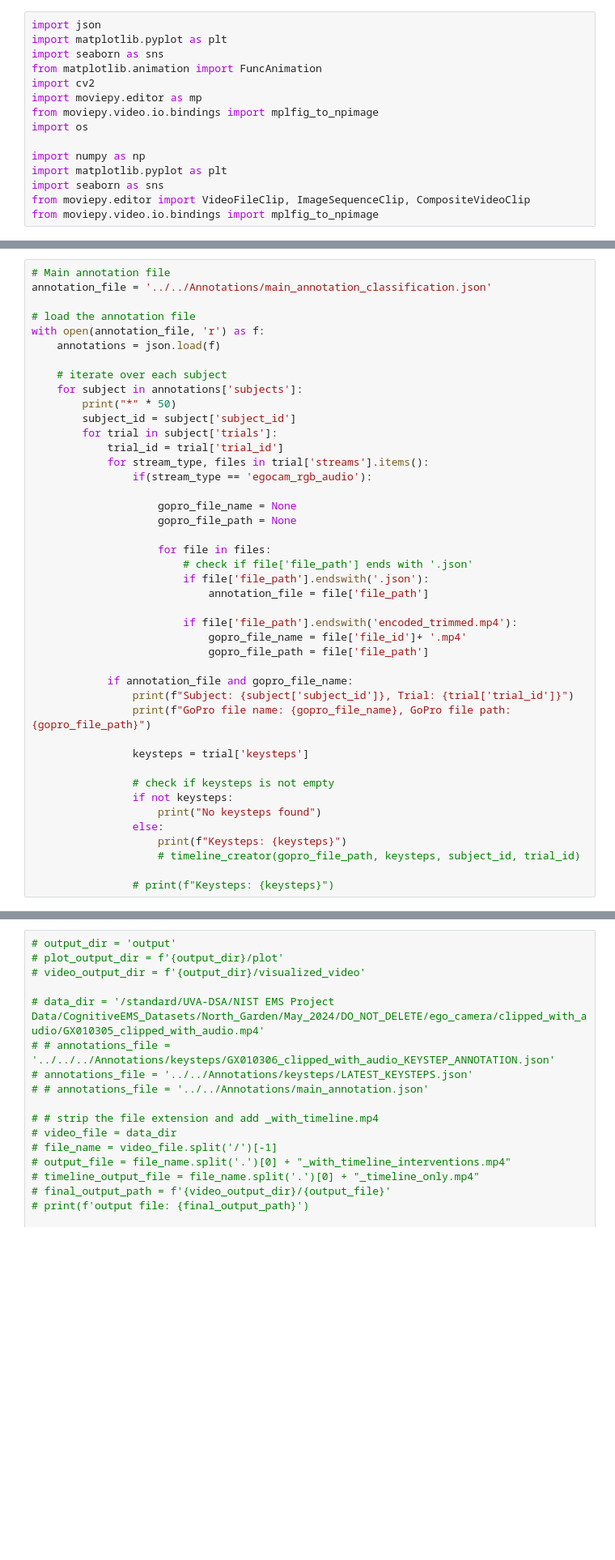
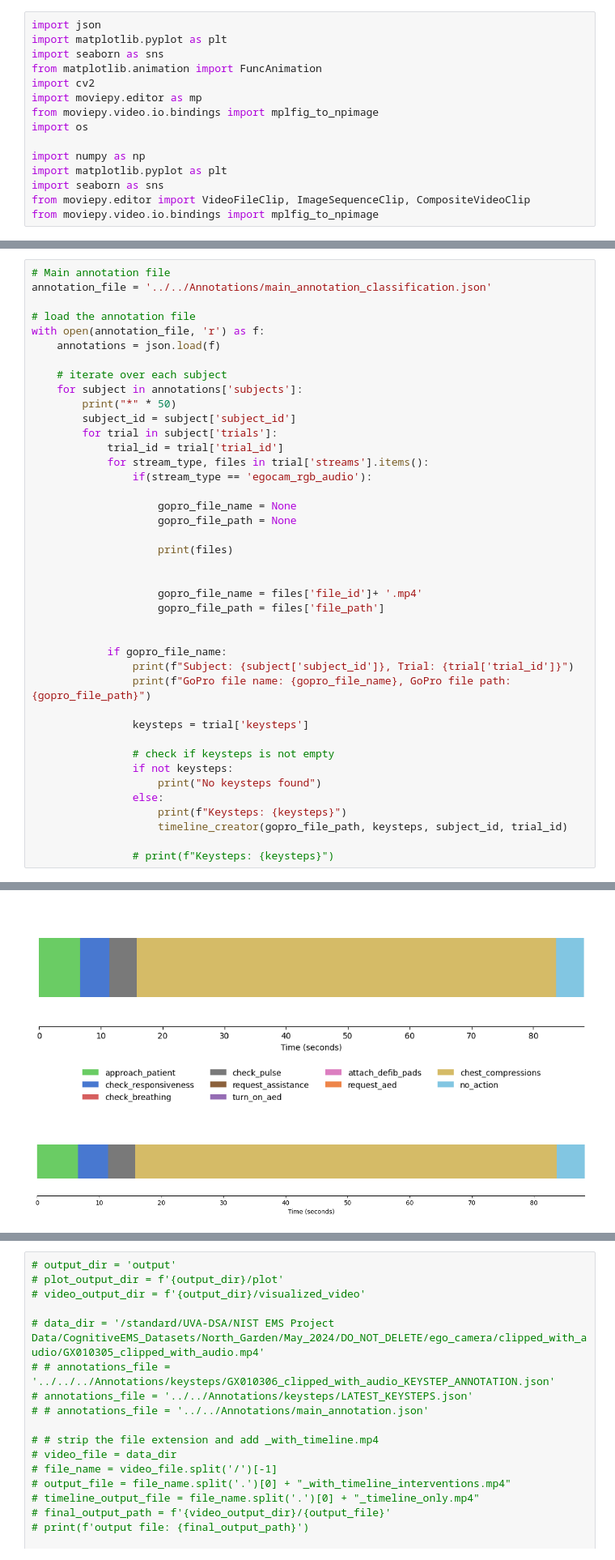
Before and after one commit to UVA-DSA/EgoEMS, a Jupyter notebook: Tools/data_visualization/annotation_visualizer.ipynb, the cells around one changed output, grey strips where cells are left out. Shown at 81% size. Cells and saved outputs as stored; diff of their text form; blank space fills up the shorter version.

```diff
--- a/Tools/data_visualization/annotation_visualizer.ipynb
+++ b/Tools/data_visualization/annotation_visualizer.ipynb
@@ -182,16 +182,14 @@ with open(annotation_file, 'r') as f:
                     gopro_file_name = None
                     gopro_file_path = None
 
-                    for file in files:
-                        # check if file['file_path'] ends with '.json'
-                        if file['file_path'].endswith('.json'):
-                            annotation_file = file['file_path']
+                    print(files)
 
-                        if file['file_path'].endswith('encoded_trimmed.mp4'):
-                            gopro_file_name = file['file_id']+ '.mp4'
-                            gopro_file_path = file['file_path']
 
-            if annotation_file and gopro_file_name:
+                    gopro_file_name = files['file_id']+ '.mp4'
+                    gopro_file_path = files['file_path']
+
+
+            if gopro_file_name:
                 print(f"Subject: {subject['subject_id']}, Trial: {trial['trial_id']}")
                 print(f"GoPro file name: {gopro_file_name}, GoPro file path: {gopro_file_path}")
 
@@ -202,7 +200,7 @@ with open(annotation_file, 'r') as f:
                     print("No keysteps found")
                 else:
                     print(f"Keysteps: {keysteps}")
-                    # timeline_creator(gopro_file_path, keysteps, subject_id, trial_id)
+                    timeline_creator(gopro_file_path, keysteps, subject_id, trial_id)
 
                 # print(f"Keysteps: {keysteps}")
 # %% [output]
@@ -209,0 +214,2 @@ with open(annotation_file, 'r') as f:
+[figure, added]
+[figure, added]
```
Also changed, not shown: parts of 2 cells of this notebook, 17 other files.
